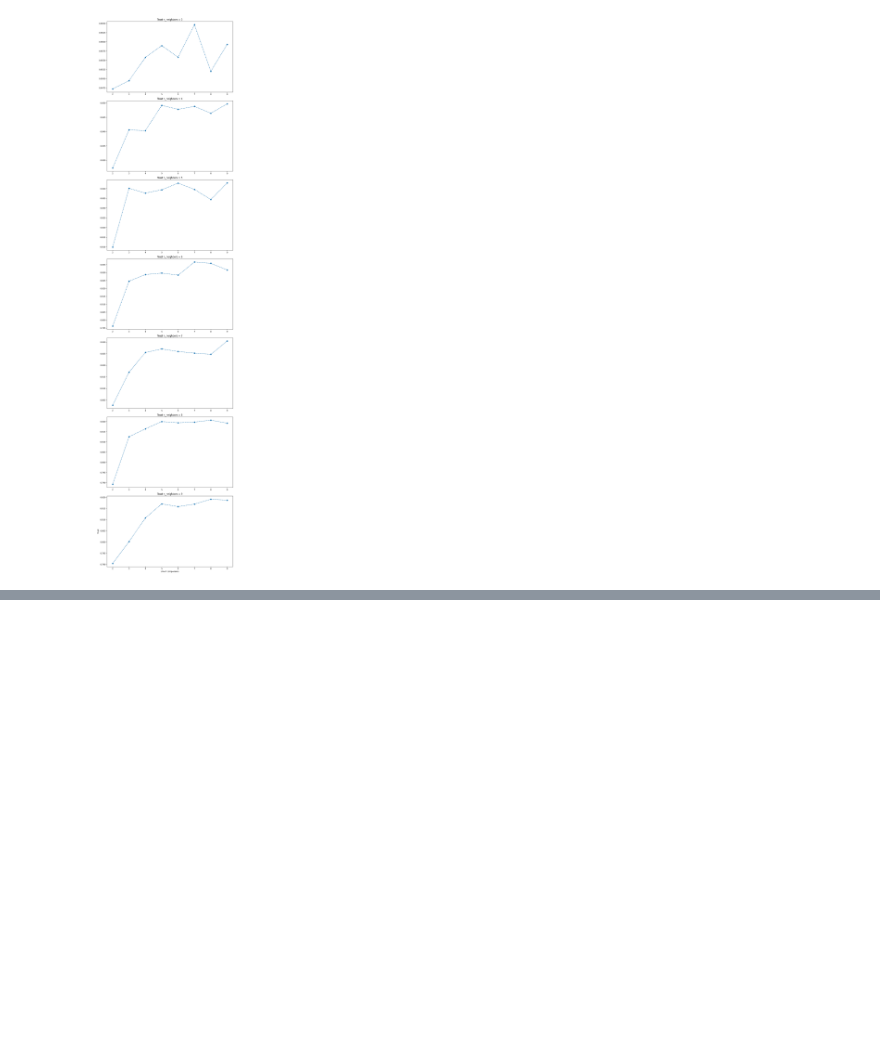
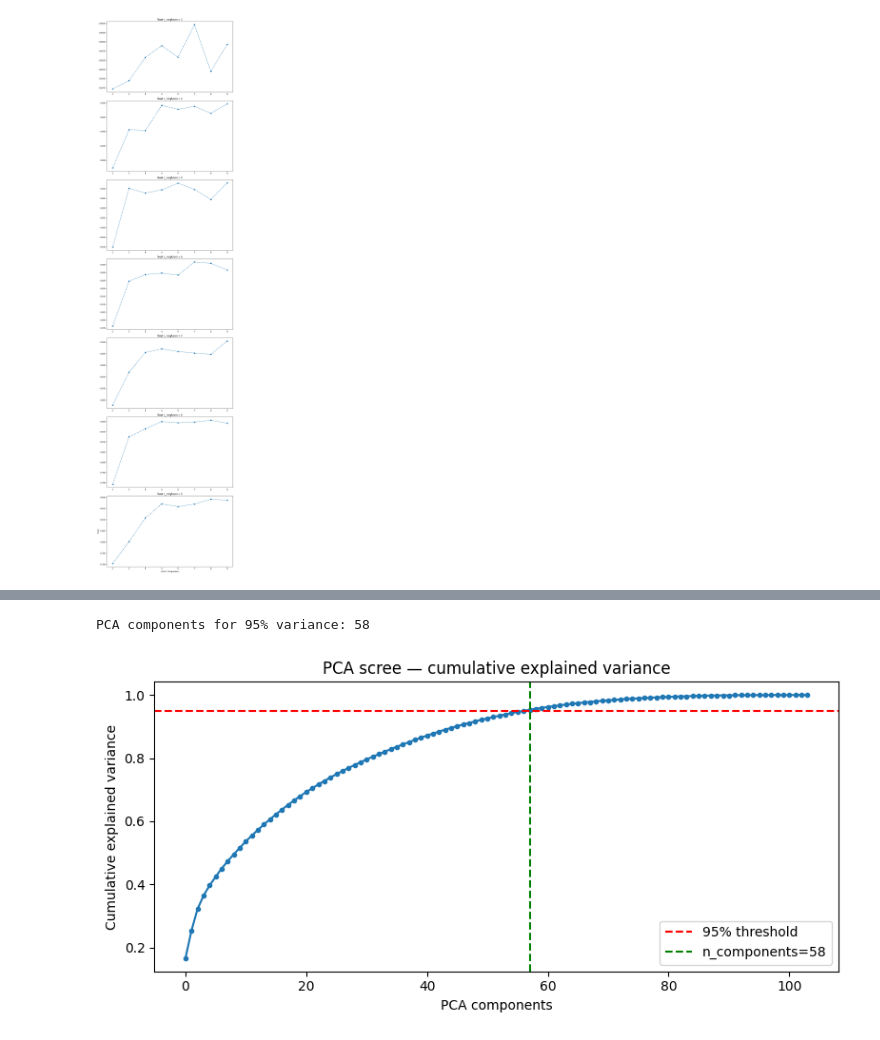
Before and after one commit to MLforFinance/project, a Jupyter notebook: src/analysis/umap_components.ipynb, the cells around one changed output, grey strips where cells are left out. Saved outputs shown, nothing was run; the diff lists cells and outputs as text; code cells hidden in the pictures; blank space fills up the shorter version.

```diff
--- a/src/analysis/umap_components.ipynb
+++ b/src/analysis/umap_components.ipynb
@@ -128,0 +222,30 @@ plt.tight_layout()
+# %%
+from sklearn.decomposition import PCA
+from sklearn.manifold import trustworthiness
+
+# Scree: how many PCA components for 95% variance?
+pca_full = PCA(random_state=42)
+pca_full.fit(X.values)
+cum_var = np.cumsum(pca_full.explained_variance_ratio_)
+n_pca = int(np.argmax(cum_var >= 0.95)) + 1
+print(f"PCA components for 95% variance: {n_pca}")
+
+fig, ax = plt.subplots(figsize=(8, 4))
+ax.plot(cum_var, marker="o", markersize=3)
+ax.axhline(0.95, color="r", linestyle="--", label="95% threshold")
+ax.axvline(n_pca - 1, color="g", linestyle="--", label=f"n_components={n_pca}")
+ax.set_xlabel("PCA components")
+ax.set_ylabel("Cumulative explained variance")
+ax.legend()
+plt.title("PCA scree — cumulative explained variance")
+plt.tight_layout()
+plt.show()
+
+pca = PCA(n_components=n_pca, random_state=42)
+X_pca = pd.DataFrame(
+    pca.fit_transform(X.values), index=X.index,
+    columns=[f"PC_{i+1}" for i in range(n_pca)],
+)
+# %% [output]
+PCA components for 95% variance: 58
+[figure, added]
```
Also changed, not shown: parts of 9 cells of this notebook, 39 other files.
